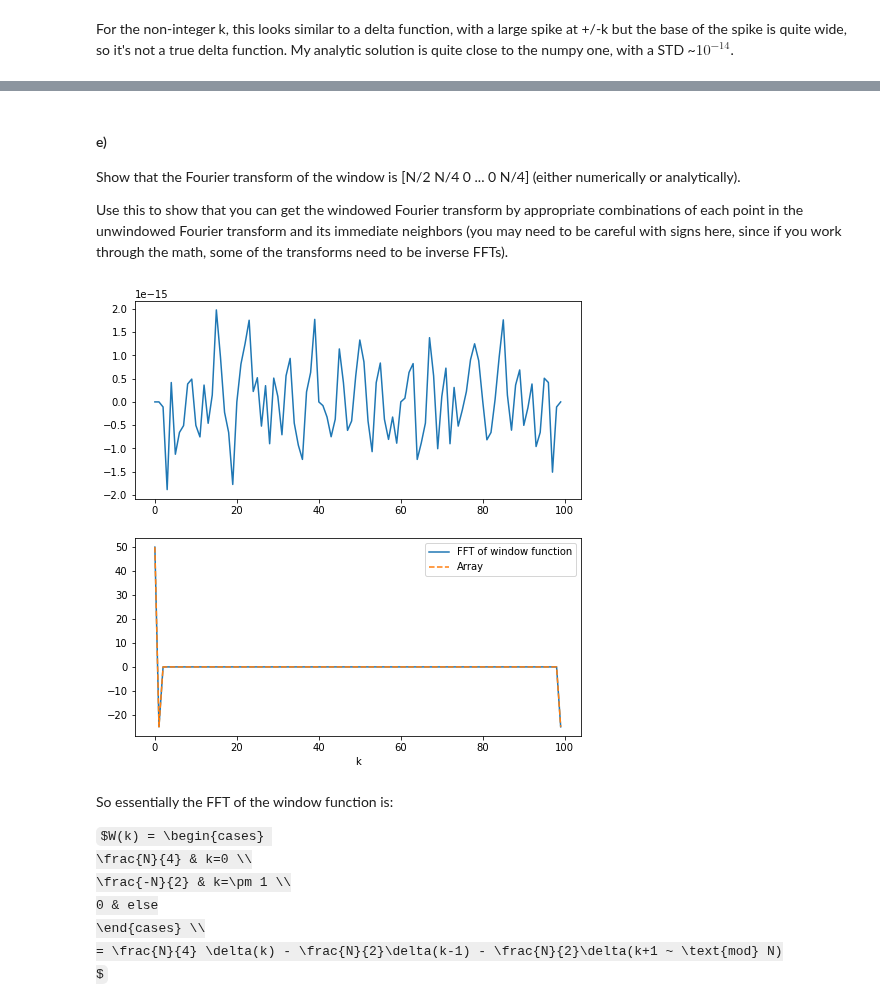
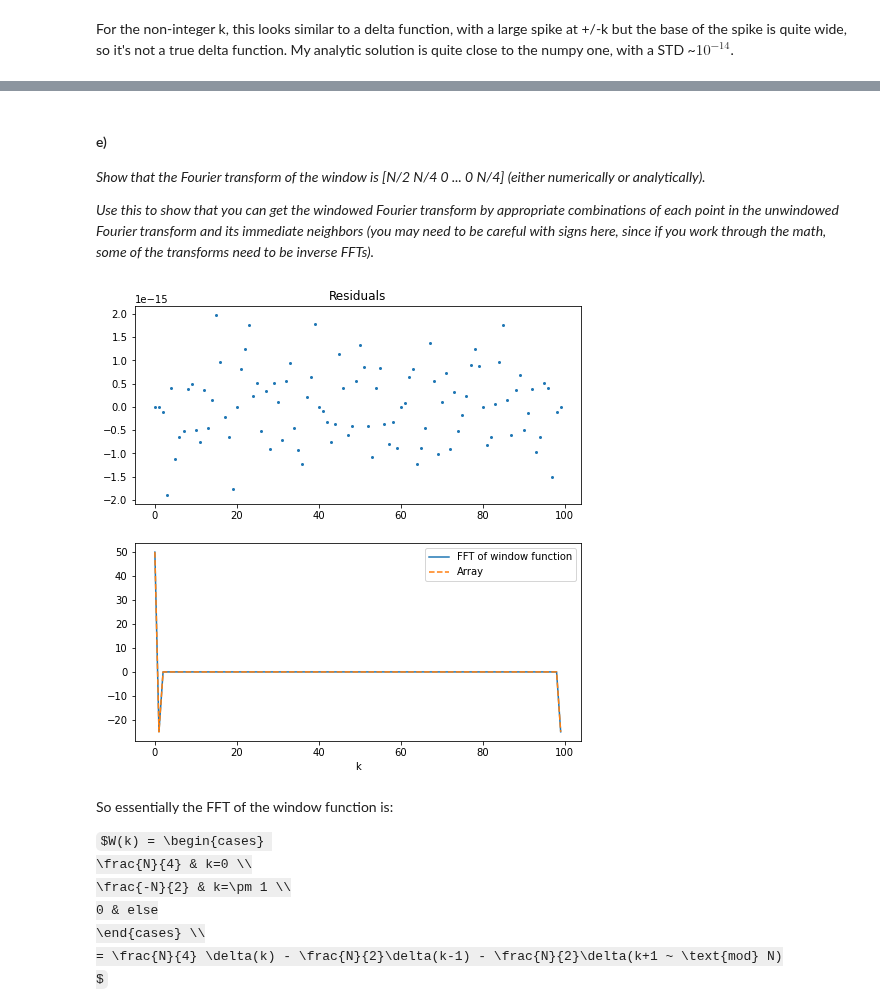
Before and after one commit to eklem1/Phys512_EK, a Jupyter notebook: PS4/PS4.ipynb, the cells around one changed output, grey strips where cells are left out. Saved outputs shown, nothing was run; the diff lists cells and outputs as text; code cells hidden in the pictures; some formulas as TeX source.

```diff
--- a/PS4/PS4.ipynb
+++ b/PS4/PS4.ipynb
@@ -324,37 +333,37 @@ plt.show()
 # %% [markdown]
 #### e)
-Show that the Fourier transform of the window is [N/2 N/4 0 ... 0 N/4] (either numerically or analytically).
+*Show that the Fourier transform of the window is [N/2 N/4 0 ... 0 N/4] (either numerically or analytically).*
 
-Use this to show that you can get the windowed Fourier transform by appropriate combinations of each point in the unwindowed Fourier transform and its immediate neighbors (you may need to be careful with signs here, since if you work through the math, some of the transforms need to be inverse FFTs).
+*Use this to show that you can get the windowed Fourier transform by appropriate combinations of each point in the unwindowed Fourier transform and its immediate neighbors (you may need to be careful with signs here, since if you work through the math, some of the transforms need to be inverse FFTs).*
 # %%
 #show FFT
 N = 100 #number of points
 x = np.arange(N)
 
-# x=np.arange(-10,20,0.1)
 DFT_win = np.fft.fft(window(x, N))
 
 man_arr = np.zeros(N)
 
 man_arr[0] = N/2
 man_arr[1] = -N/4 #if you do the DFT of the window function, actually get negative for these two
 man_arr[-1] = -N/4
 
 # print(man_arr)
 # print(DFT_win.real)
 
 fig, ax = plt.subplots(2, 1, figsize=(8,8))
 
-ax[0].plot(np.real(DFT_win) - man_arr) #hmm it's not prefect, but quite small
+ax[0].set_title("Residuals")
+ax[0].plot(np.real(DFT_win) - man_arr, ls="", marker=".", markersize=4) #not prefect, but quite small
 #the np.FFT doesn't seem to go quite to 0, I wonder why
 
 ax[1].plot(np.real(DFT_win), label="FFT of window function")
 ax[1].plot(man_arr, ls="--", label="Array")
 ax[1].legend()
 ax[1].set_xlabel('k')
-fig.show()
+plt.show()
 # %% [output]
-[figure, old version]
+[figure, new version]
 # %% [markdown]
 So essentially the FFT of the window function is:
 
```
Also changed, not shown: parts of 21 cells of this notebook.
